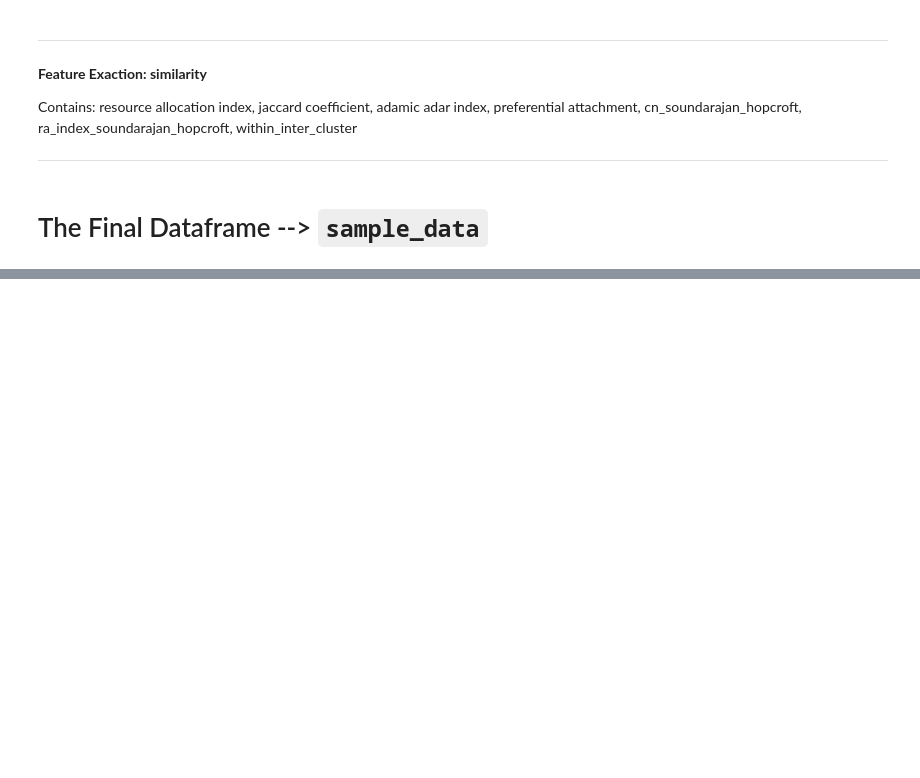
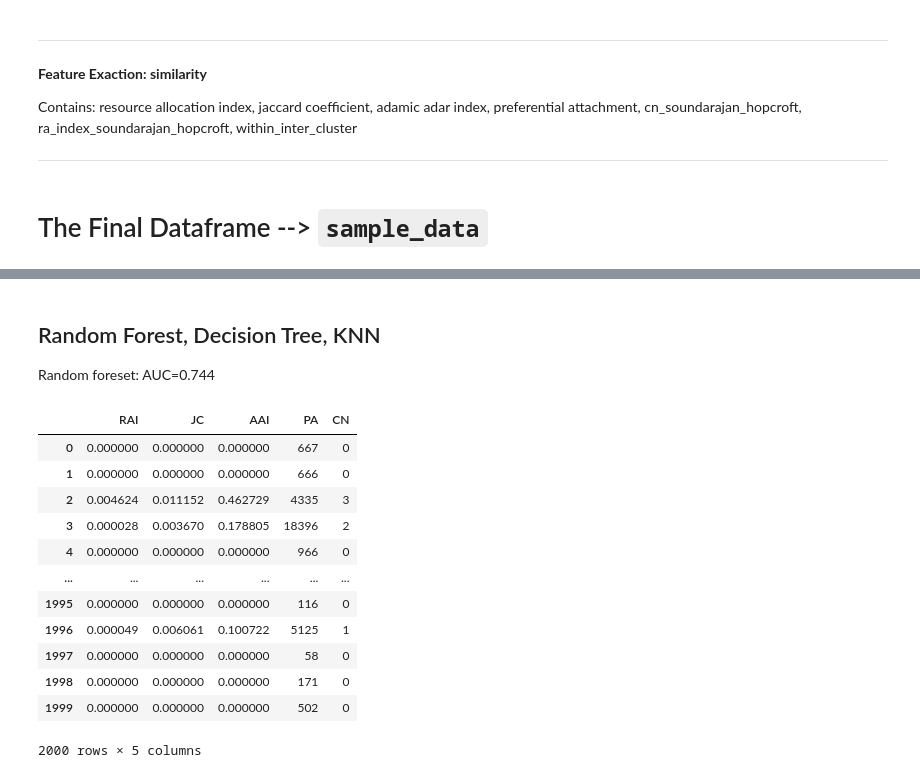
Before and after one commit to yunliu0/Who-are-my-friends, a Jupyter notebook: Assignment1.ipynb, the cells around one changed output, grey strips where cells are left out. Cells and saved outputs as stored; diff of their text form; code cells hidden in the pictures; blank space fills up the shorter version.

```diff
--- a/Assignment1.ipynb
+++ b/Assignment1.ipynb
@@ -229,0 +367,3 @@ sample_data=sample_data[['Label','Source','Sink','Source_following','Sink_follow
+# %%
+with open('16_test.txt','rb') as file:
+    test=pickle.load(file)
@@ -229,0 +402,3 @@ sample_data=sample_data[['Label','Source','Sink','Source_following','Sink_follow
+# %% [markdown]
+## Random Forest, Decision Tree, KNN
+Random foreset: AUC=0.744
@@ -229,0 +432,24 @@ sample_data=sample_data[['Label','Source','Sink','Source_following','Sink_follow
+# %%
+with open('16_test.txt', 'rb') as file:
+    samples_test = pickle.load(file)
+# %%
+samples_test = samples_test.drop('Source', axis=1)
+# %%
+#samples_test = samples_test.drop('Sink', axis=1)
+samples_test=samples_test.loc[:,['RAI','JC','AAI','PA','CN']]
+# %%
+samples_test
+# %% [output]
+|  | RAI | JC | AAI | PA | CN |
+| 0 | 0.000000 | 0.000000 | 0.000000 | 667 | 0 |
+| 1 | 0.000000 | 0.000000 | 0.000000 | 666 | 0 |
+| 2 | 0.004624 | 0.011152 | 0.462729 | 4335 | 3 |
+| 3 | 0.000028 | 0.003670 | 0.178805 | 18396 | 2 |
+| 4 | 0.000000 | 0.000000 | 0.000000 | 966 | 0 |
+| ... | ... | ... | ... | ... | ... |
+| 1995 | 0.000000 | 0.000000 | 0.000000 | 116 | 0 |
+| 1996 | 0.000049 | 0.006061 | 0.100722 | 5125 | 1 |
+| 1997 | 0.000000 | 0.000000 | 0.000000 | 58 | 0 |
+| 1998 | 0.000000 | 0.000000 | 0.000000 | 171 | 0 |
+| 1999 | 0.000000 | 0.000000 | 0.000000 | 502 | 0 |
+2000 rows × 5 columns
```
Also changed, not shown: parts of 126 cells of this notebook, 1 other file.
